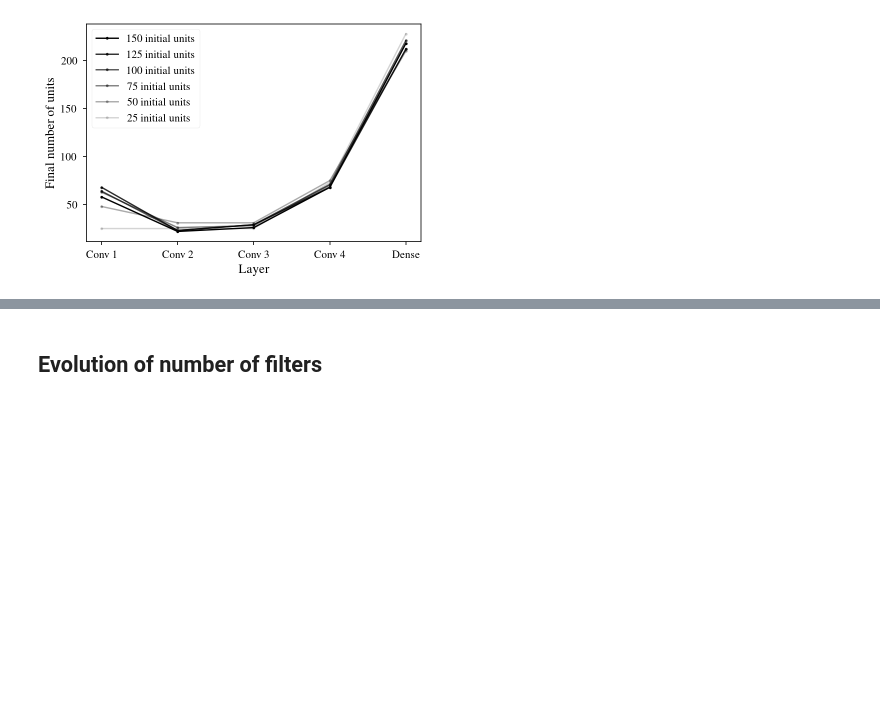
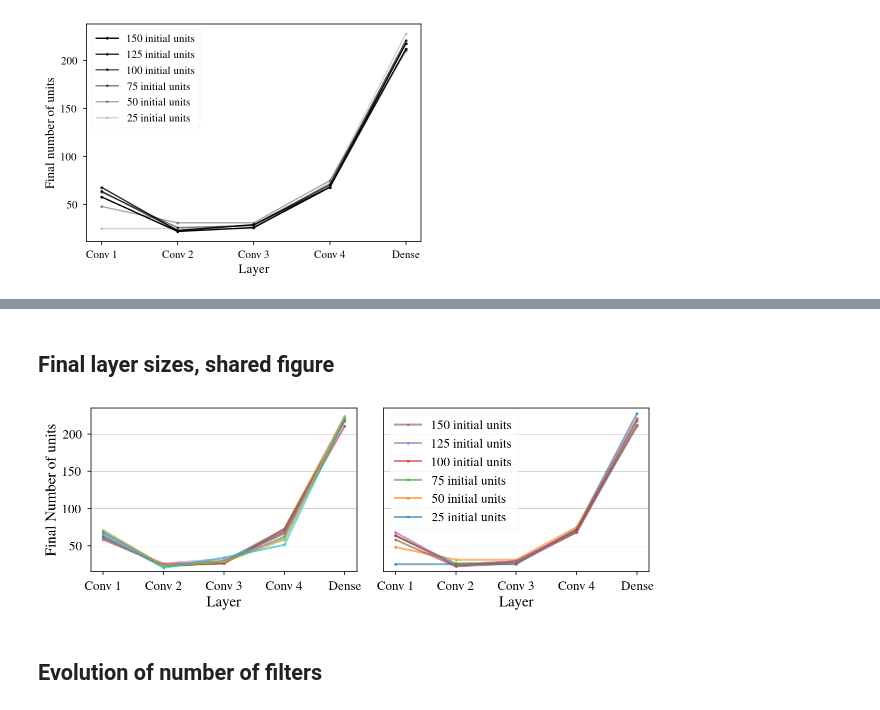
Before and after one commit to vcahlik/dynamic-auto-sizing, a Jupyter notebook: notebooks/misc/thesis_figures.ipynb, the cells around one changed output, grey strips where cells are left out. Saved outputs shown, nothing was run; the diff lists cells and outputs as text; code cells hidden in the pictures; blank space fills up the shorter version.

```diff
--- a/notebooks/misc/thesis_figures.ipynb
+++ b/notebooks/misc/thesis_figures.ipynb
@@ -323,3 +365,69 @@ f.savefig("stability-different-initial-sizes.pdf", bbox_inches='tight')
+# %% [markdown]
+## Final layer sizes, shared figure
+# %%
+from matplotlib import gridspec
+
+ylim = (15, 235)
+
+# Simple data to display in various forms
+x = np.linspace(0, 2 * np.pi, 400)
+y = np.sin(x ** 2)
+
+fig = plt.figure(figsize=(10, 3))
+# set height ratios for subplots
+gs = gridspec.GridSpec(1, 2)
+
+# the first subplot
+ax0 = plt.subplot(gs[0])
+
+
+line0 = ax0.plot(['Conv 1', 'Conv 2', 'Conv 3', 'Conv 4', 'Dense'], final_hidden_layer_sizes_transposed, marker='.', lw=2, alpha=0.6)
+ax0.set_xlabel("Layer", fontsize=15)
+ax0.set_ylabel("Final Number of units", fontsize=15)
+ax0.set_ylim(*ylim)
+ax0.tick_params(labelsize=13)
+ax0.grid(axis='y', linewidth=0.3)
+
+
+# line0, = ax0.plot(x, y, color='r')
+
+
+# the second subplot
+# shared axis X
+ax1 = plt.subplot(gs[1], sharex = ax0)
+
+
+for i, (initial_hidden_layer_size, metric) in enumerate(zip(hidden_layer_size_schedule, final_hidden_layer_sizes)):
+    label = f"{initial_hidden_layer_size} initial units"
+    ax1.plot(['Conv 1', 'Conv 2', 'Conv 3', 'Conv 4', 'Dense'], metric, label=label, marker='.', lw=2, alpha=0.6, color=colors[i])
+ax1.set_xlabel("Layer", fontsize=15)
+# ax1.set_ylabel("Final number of units", fontsize=15)
+ax1.set_ylim(*ylim)
+ax1.tick_params(labelsize=13)
+handles, labels = ax1.get_legend_handles_labels()
+ax1.legend(reversed(handles), reversed(labels), fontsize=13)
+ax1.grid(axis='y', linewidth=0.3)
+
+
+# line1, = ax1.plot(x, y, color='b', linestyle='--')
+
+
+plt.setp(ax1.get_yticklabels(), visible=False)
+# remove last tick label for the second subplot
+ax1.tick_params(left=False)  # remove the ticks
+yticks = ax1.yaxis.get_major_ticks()
+yticks[-1].label1.set_visible(False)
+
+# put legend on first subplot
+# ax0.legend((line0, line1), ('red line', 'blue line'), loc='lower left')
+
+# remove vertical gap between subplots
+plt.subplots_adjust(wspace=.1)
+plt.show()
+
+fig.savefig("stability-joint.pdf", bbox_inches='tight')
+# %% [output]
+[figure, added]
 # %% [markdown]
 ## Evolution of number of filters
 # %%
```
Also changed, not shown: parts of 6 cells of this notebook.
